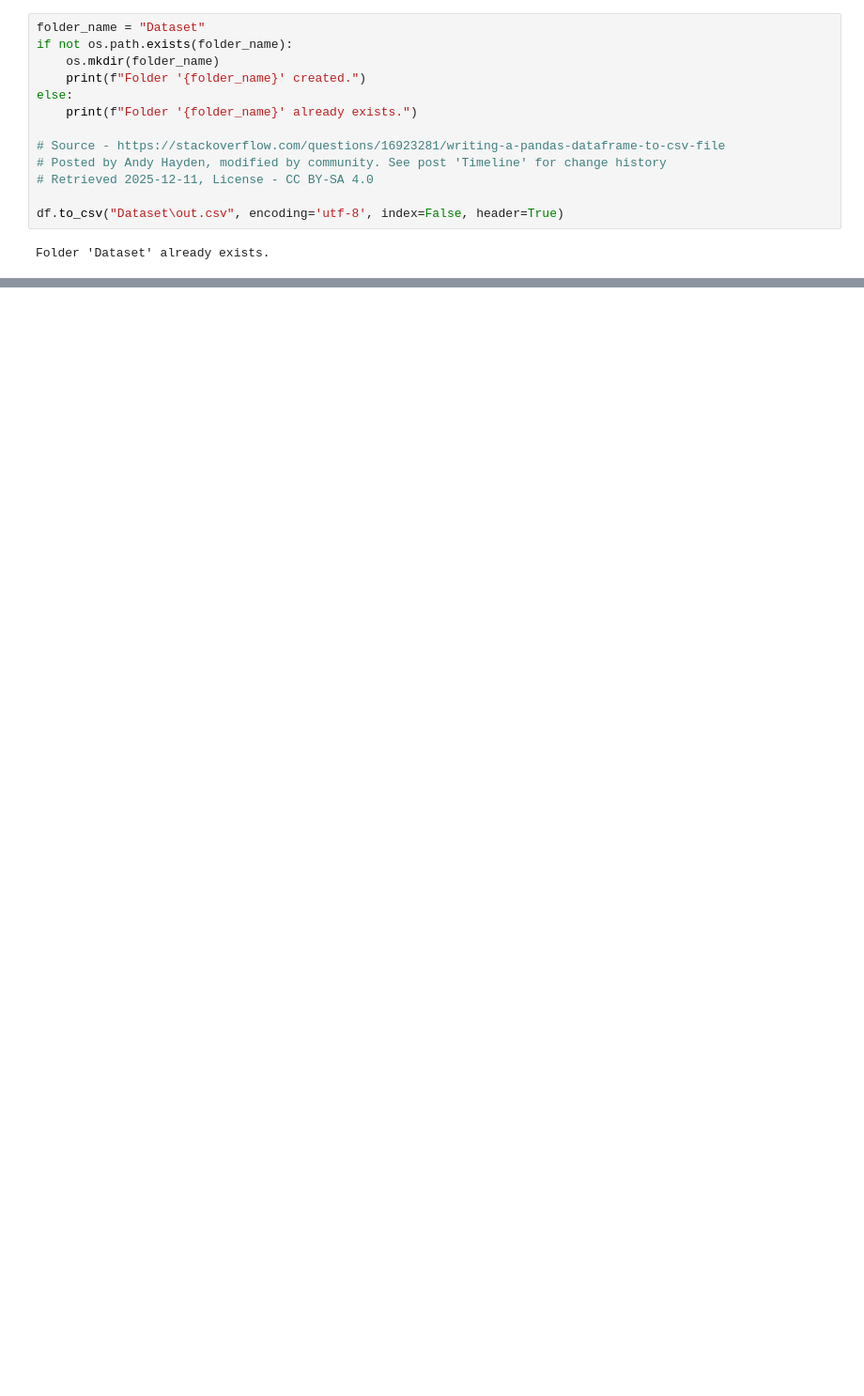
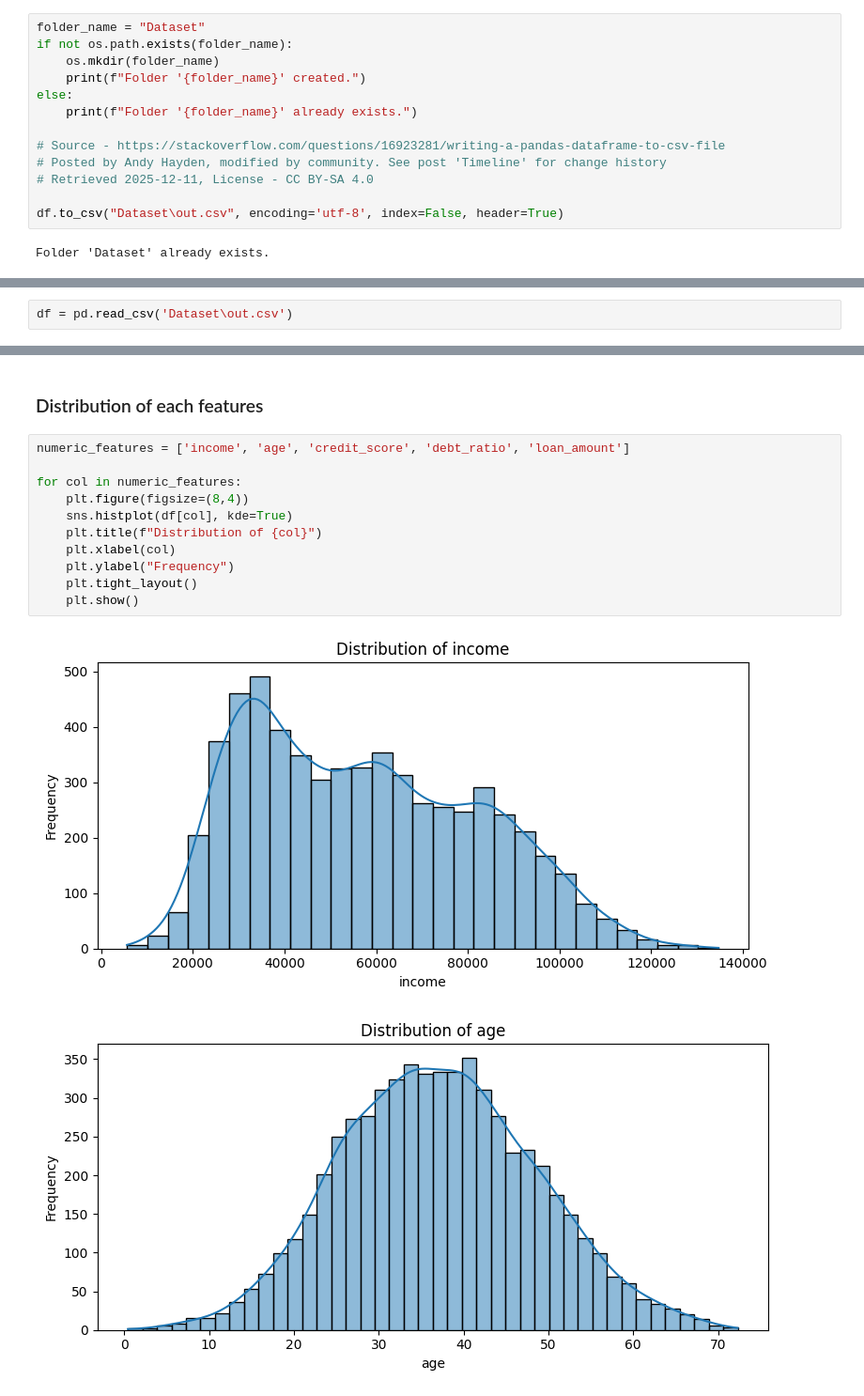
Before and after one commit to petrockpeev/SyntheticDataGenerator, a Jupyter notebook: dataGenerator.ipynb, the cells around one changed output, grey strips where cells are left out. Shown at 94% size. Cells and saved outputs as stored; diff of their text form; blank space fills up the shorter version.

Commit message:
Update dataGenerator.ipynb
moved label encoder and added dataset loader to avoid recreating the dataset, lastly added first part of EDA visualizations

```diff
--- a/dataGenerator.ipynb
+++ b/dataGenerator.ipynb
@@ -109,0 +112,2 @@ X_train.shape, X_test.shape
+# %%
+df = pd.read_csv('Dataset\out.csv')
@@ -109,0 +162,16 @@ X_train.shape, X_test.shape
+# %% [markdown]
+### Distribution of each features
+# %%
+numeric_features = ['income', 'age', 'credit_score', 'debt_ratio', 'loan_amount']
+
+for col in numeric_features:
+    plt.figure(figsize=(8,4))
+    sns.histplot(df[col], kde=True)
+    plt.title(f"Distribution of {col}")
+    plt.xlabel(col)
+    plt.ylabel("Frequency")
+    plt.tight_layout()
+    plt.show()
+# %% [output]
+[figure, added]
+[figure, added]
```
Also changed, not shown: parts of 21 cells of this notebook.
